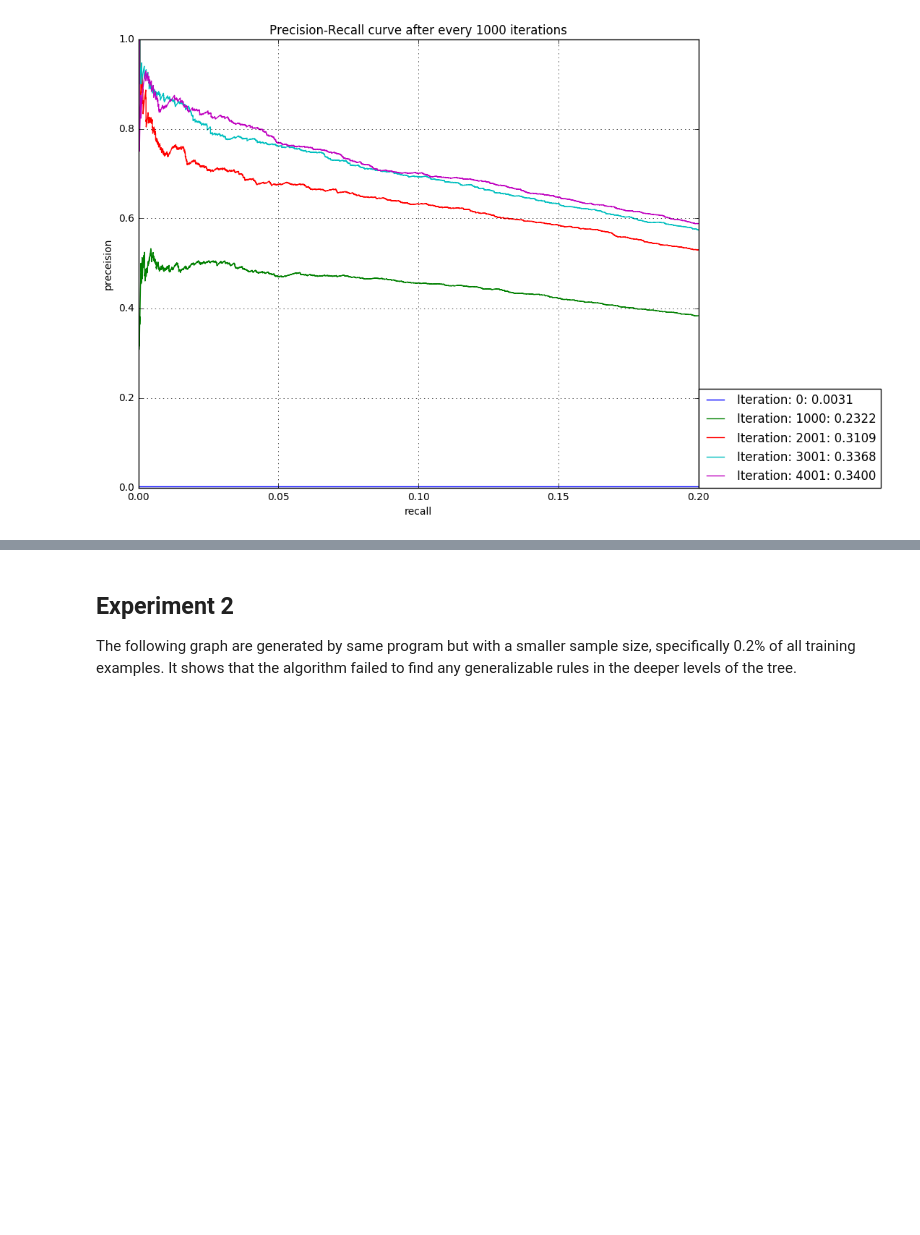
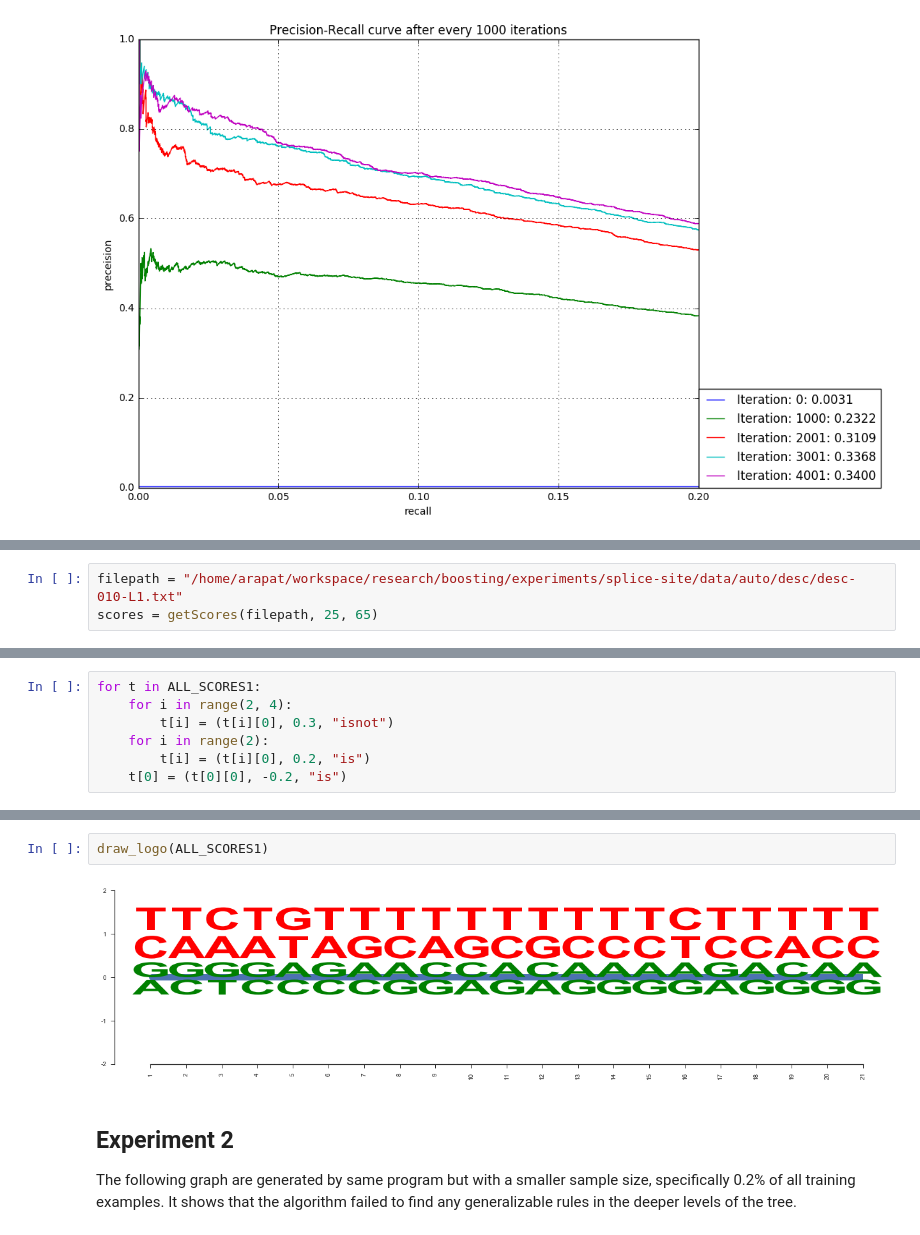
Before and after one commit to arapat/sparkboost, a Jupyter notebook: splice-site.ipynb, the cells around one changed output, grey strips where cells are left out. Saved outputs shown, nothing was run; the diff lists cells and outputs as text; blank space fills up the shorter version.

Commit message:
working on seq logo visualization

```diff
--- a/splice-site.ipynb
+++ b/splice-site.ipynb
@@ -40,0 +46,3 @@ plot(data)
+# %%
+filepath = "/home/arapat/workspace/research/boosting/experiments/splice-site/data/auto/desc/desc-010-L1.txt"
+scores = getScores(filepath, 25, 65)
@@ -40,0 +51,7 @@ plot(data)
+# %%
+for t in ALL_SCORES1:
+    for i in range(2, 4):
+        t[i] = (t[i][0], 0.3, "isnot")
+    for i in range(2):
+        t[i] = (t[i][0], 0.2, "is")
+    t[0] = (t[0][0], -0.2, "is")
@@ -41,3 +210,7 @@ plot(data)
+# %%
+draw_logo(ALL_SCORES1)
+# %% [output]
+[figure, added]
 # %% [markdown]
 ## Experiment 2
 
```
Also changed, not shown: parts of 4 cells of this notebook, 3 other files.
